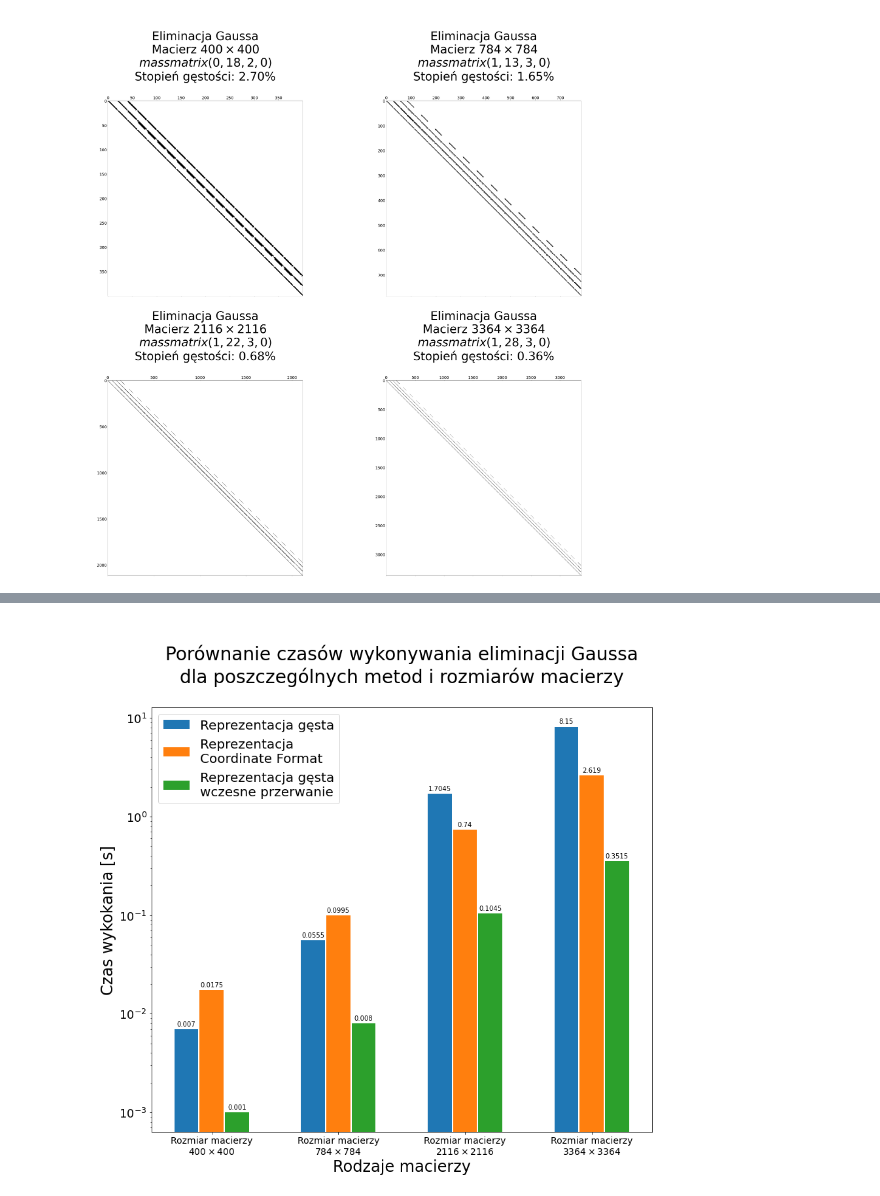
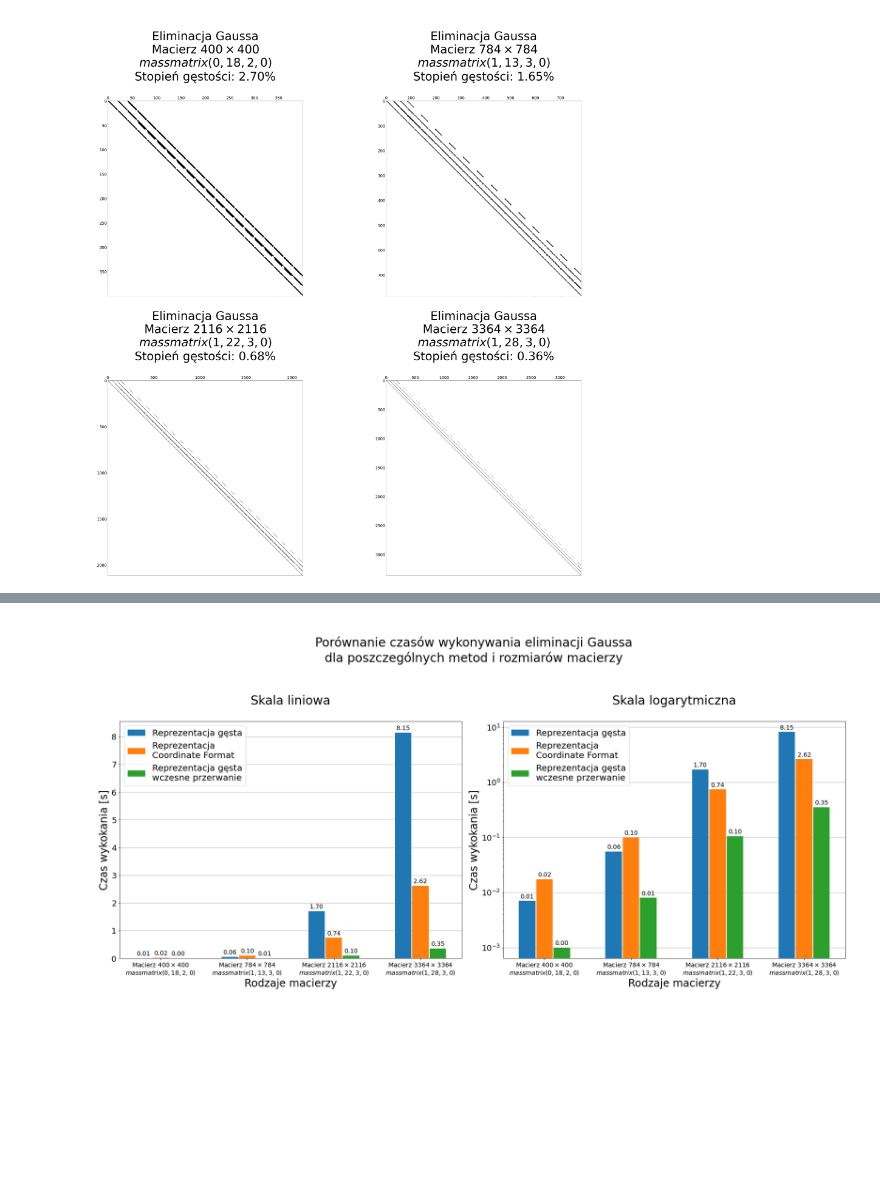
Before and after one commit to anuar2k/AM-2021, a Jupyter notebook: lab04/lab04.ipynb, the cells around one changed output, grey strips where cells are left out. Saved outputs shown, nothing was run; the diff lists cells and outputs as text; code cells hidden in the pictures; blank space fills up the shorter version.

Commit message:
improve graphs and add parts of report

```diff
--- a/lab04/lab04.ipynb
+++ b/lab04/lab04.ipynb
@@ -17,3 +37,7 @@ def load_base_matrix(parameters: list[str]):
         return iface.read_matrix(file)
 # %%
 matrices = [load_base_matrix(parameters) for parameters in matrices_parameters]
+# %%
+shapes = [m.shape for m in matrices]
+
+matrices_titles = [f'Macierz ${shape[0]}\\times{shape[1]}$\n$massmatrix({", ".join(map(str, parameters))})$' for shape, parameters in zip(shapes, matrices_parameters)]
@@ -20,15 +48,8 @@ matrices = [load_base_matrix(parameters) for parameters in matrices_parameters]
 # %%
-
-
-shapes = [m.shape for m in matrices]
-
-titles = [f'Macierz ${shape[0]}\\times{shape[1]}$\n$massmatrix({", ".join(map(str, parameters))})$' for shape, parameters in zip(shapes, matrices_parameters)]
-
-
 fig, axs = plt.subplots(2, 2, figsize = (60, 60))
 axs = axs.flatten()
 
-for ax, matrix, title in zip(axs, matrices, titles):
+for ax, matrix, title in zip(axs, matrices, matrices_titles):
     density = np.count_nonzero(matrix) / matrix.shape[0] / matrix.shape[1]
     ax.spy(matrix)
     ax.set_title(f'\n{title}\nStopień gęstości: {100*density:.2f}%\n', fontsize=90)
@@ -44,7 +67,7 @@ el_matrices = [iface.calc(matrix, 'dense_skip')[1] for matrix in matrices]
 fig, axs = plt.subplots(2, 2, figsize = (60, 60))
 axs = axs.flatten()
 
-for ax, matrix, title in zip(axs, el_matrices, titles):
+for ax, matrix, title in zip(axs, el_matrices, matrices_titles):
     density = np.count_nonzero(matrix) / matrix.shape[0] / matrix.shape[1]
     ax.spy(matrix)
     ax.set_title(f'\nEliminacja Gaussa\n{title}\nStopień gęstości: {100*density:.2f}%\n', fontsize=90)
@@ -120,38 +113,50 @@ res_df
 # %%
-labels = [f'Rozmiar macierzy\n${shape[0]}\\times{shape[1]}$' for shape in shapes]
-fig, ax = plt.subplots(figsize=(12, 12))
+labels = matrices_titles
+fig, axs = plt.subplots(1, 2, figsize=(12 * 2, 12))
+axs = axs.flatten()
+scales = ['linear', 'log']
 width = 0.2  #
 padding = 0.01
 x = np.arange(len(labels))  # the label locations
 
 x_pos = -width
 methods_repr = [
     'Reprezentacja gęsta',
     'Reprezentacja\nCoordinate Format',
     'Reprezentacja gęsta\nwczesne przerwanie',
 ]
 
-for method, method_repr in zip(methods, methods_repr):
-    ys = res_df.loc[method, :].to_numpy().flatten()
-    rects = ax.bar(x + x_pos, ys, width - padding, label=method_repr)
-    ax.bar_label(rects, padding=3)
-    x_pos += width
+scale_repr = {
+    'linear': 'liniowa',
+    'log': 'logarytmiczna',
+}
 
+shifts = np.linspace(-width * len(methods) / 2, width * len(methods) / 2, len(methods), endpoint=False) + width / 2
 
+for ax, scale in zip(axs, scales):
 
-# Add some text for labels, title and custom x-axis tick labels, etc.
-ax.set_ylabel('Czas wykokania [s]', fontsize=24)
-ax.set_xlabel('Rodzaje macierzy', fontsize=24)
-ax.set_title('\nPorównanie czasów wykonywania eliminacji Gaussa\ndla poszczególnych metod i rozmiarów macierzy\n', fontsize=28)
-ax.set_xticks(x, labels)
-ax.set_yscale('log')
-ax.legend(fontsize=20)
-plt.tick_params(axis='y', labelsize=18)
-plt.tick_params(axis='x', labelsize=14)
+    for method, method_repr, shift in zip(methods, methods_repr, shifts):
+        ys = res_df.loc[method, :].to_numpy().flatten()
+        rects = ax.bar(x + shift, ys, width - padding, label=method_repr, zorder=3)
+        ax.bar_label(rects, padding=3, labels=[f'{y:.2f}' for y in ys], fontsize=14)
+        x_pos += width
 
+    # Add some text for labels, title and custom x-axis tick labels, etc.
 
+    ax.set_title(f'\nSkala {scale_repr[scale]}\n', fontsize=28)
+    ax.set_ylabel('Czas wykokania [s]', fontsize=24)
+    ax.set_xlabel('Rodzaje macierzy', fontsize=24)
+    ax.set_xticks(x, labels)
+    ax.set_yscale(scale)
+    ax.legend(fontsize=20)
+    ax.tick_params(axis='y', labelsize=18)
+    ax.tick_params(axis='x', labelsize=14)
+    ax.grid(zorder=-3, axis='y')
+
+title = 'Porównanie czasów wykonywania eliminacji Gaussa\ndla poszczególnych metod i rozmiarów macierzy'
+fig.suptitle(f'\n{title}\n', fontsize=28)
 fig.tight_layout()
 
 plt.show()
 # %% [output]
-[figure, old version]
+[figure, new version]
```
Also changed, not shown: parts of 8 cells of this notebook.
